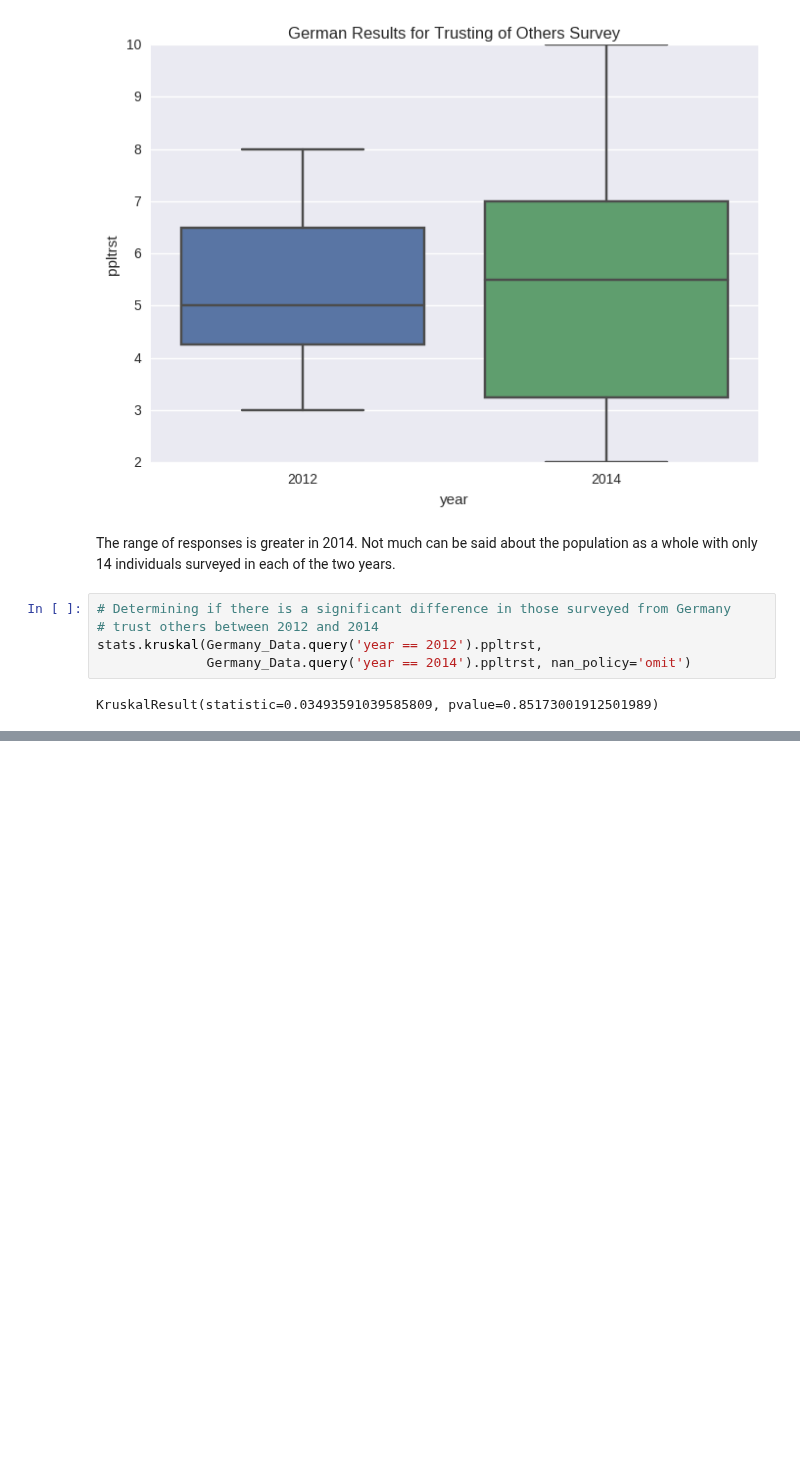
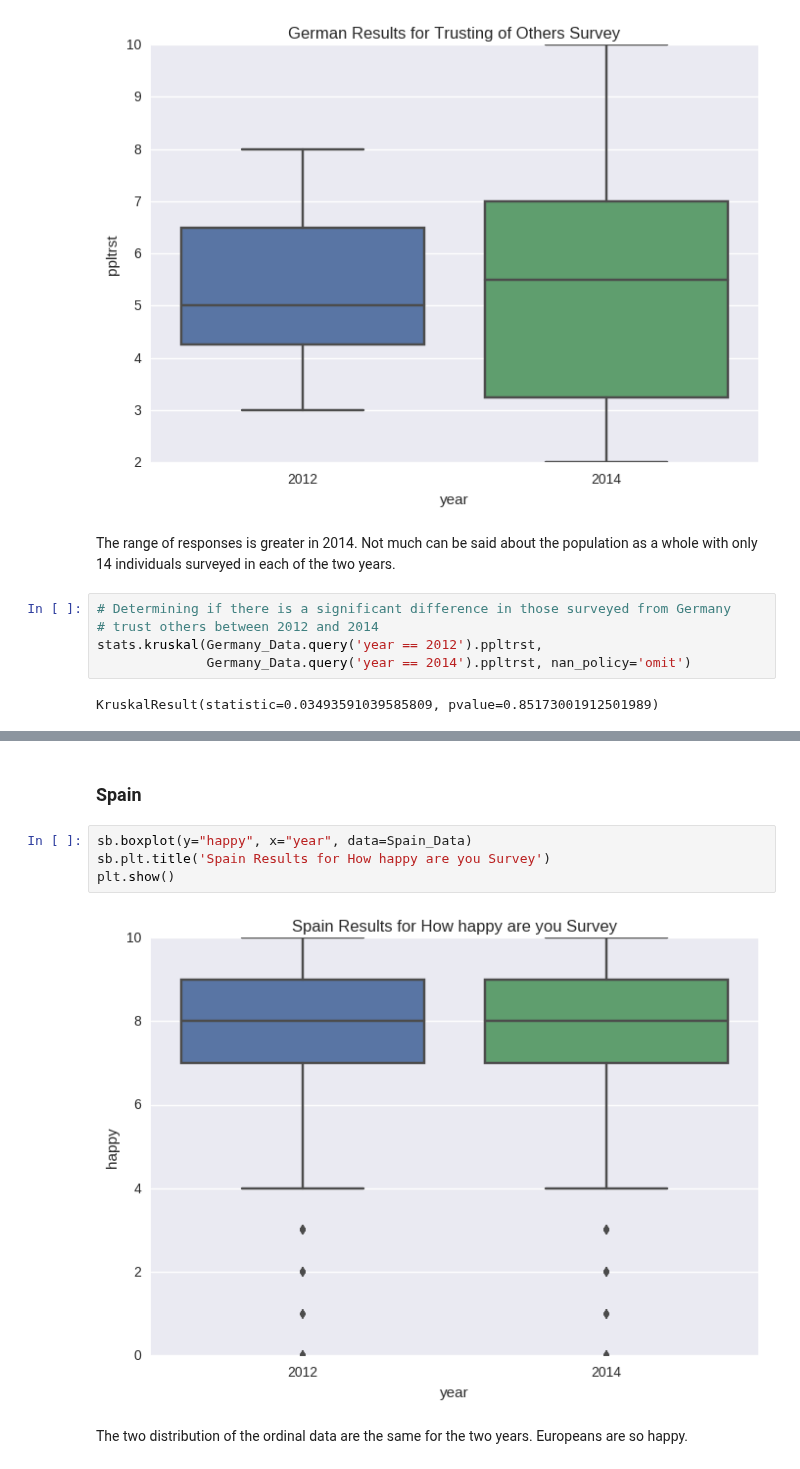
Before and after one commit to 315iah515/Thinkful-Notebooks, a Jupyter notebook: Bootcamp/Drill_WhatTestToUse.ipynb, the cells around one changed output, grey strips where cells are left out. Drawn from its saved outputs; the diff is of its cells as text; blank space fills up the shorter version.

```diff
--- a/Bootcamp/Drill_WhatTestToUse.ipynb
+++ b/Bootcamp/Drill_WhatTestToUse.ipynb
@@ -218,0 +278,10 @@ KruskalResult(statistic=0.03493591039585809, pvalue=0.85173001912501989)
+# %% [markdown]
+### Spain
+# %%
+sb.boxplot(y="happy", x="year", data=Spain_Data)
+sb.plt.title('Spain Results for How happy are you Survey')
+plt.show()
+# %% [output]
+[figure, added]
+# %% [markdown]
+The two distribution of the ordinal data are the same for the two years. Europeans are so happy.
```
Also changed, not shown: parts of 29 cells of this notebook.
